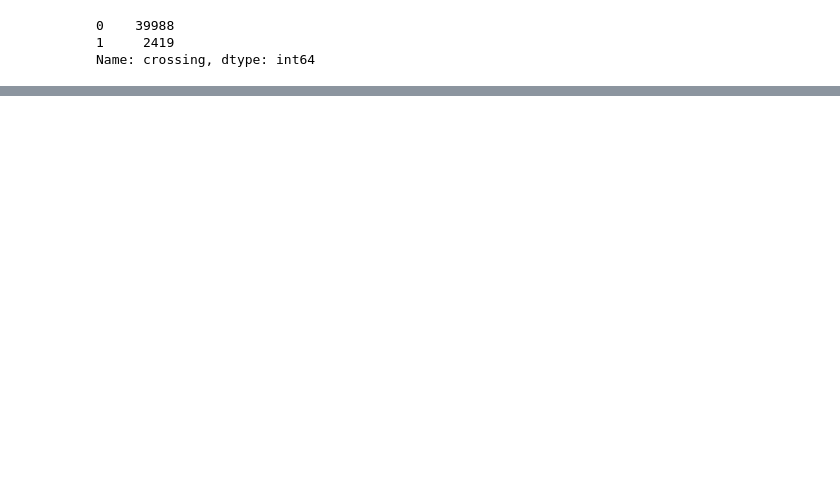
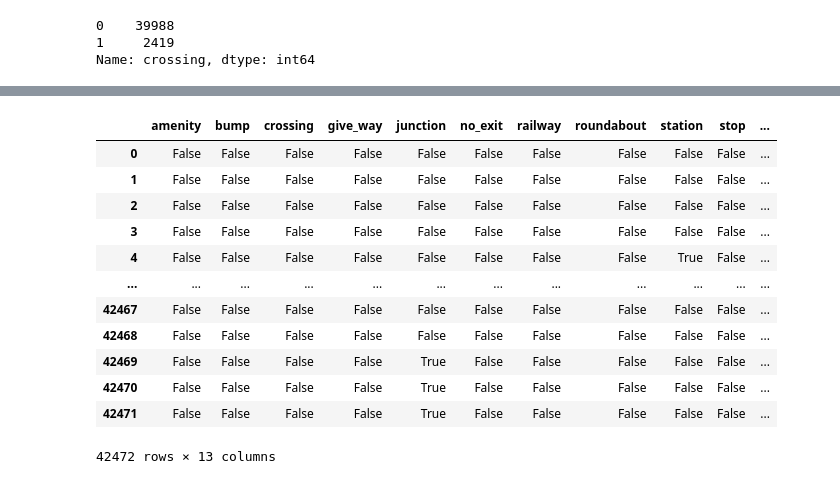
Before and after one commit to jeffreyfloyd/DST-and-traffic-implications, a Jupyter notebook: code/data_cleaning.ipynb, the cells around one changed output, grey strips where cells are left out. Saved outputs shown, nothing was run; the diff lists cells and outputs as text; code cells hidden in the pictures; blank space fills up the shorter version.

```diff
--- a/code/data_cleaning.ipynb
+++ b/code/data_cleaning.ipynb
@@ -946,0 +984,3 @@ chi_df_no_words.to_csv('../data/chi_df_model_ready.csv', index=False)
+# %%
+chi_df = pd.read_csv('../data/chi_accidents.csv')
+chi_df.head(3)
@@ -946,0 +992,17 @@ chi_df_no_words.to_csv('../data/chi_df_model_ready.csv', index=False)
+# %%
+#https://stackoverflow.com/questions/17383094/how-can-i-map-true-false-to-1-0-in-a-pandas-dataframe
+chi_df[chi_df.select_dtypes('bool').columns]
+# %% [output]
+|  | amenity | bump | crossing | give_way | junction | no_exit | railway | roundabout | station | stop | ... |
+| 0 | False | False | False | False | False | False | False | False | False | False | ... |
+| 1 | False | False | False | False | False | False | False | False | False | False | ... |
+| 2 | False | False | False | False | False | False | False | False | False | False | ... |
+| 3 | False | False | False | False | False | False | False | False | False | False | ... |
+| 4 | False | False | False | False | False | False | False | False | True | False | ... |
+| ... | ... | ... | ... | ... | ... | ... | ... | ... | ... | ... | ... |
+| 42467 | False | False | False | False | False | False | False | False | False | False | ... |
+| 42468 | False | False | False | False | False | False | False | False | False | False | ... |
+| 42469 | False | False | False | False | True | False | False | False | False | False | ... |
+| 42470 | False | False | False | False | True | False | False | False | False | False | ... |
+| 42471 | False | False | False | False | True | False | False | False | False | False | ... |
+42472 rows × 13 columns
```
Also changed, not shown: parts of 10 cells of this notebook, 4 other files.
